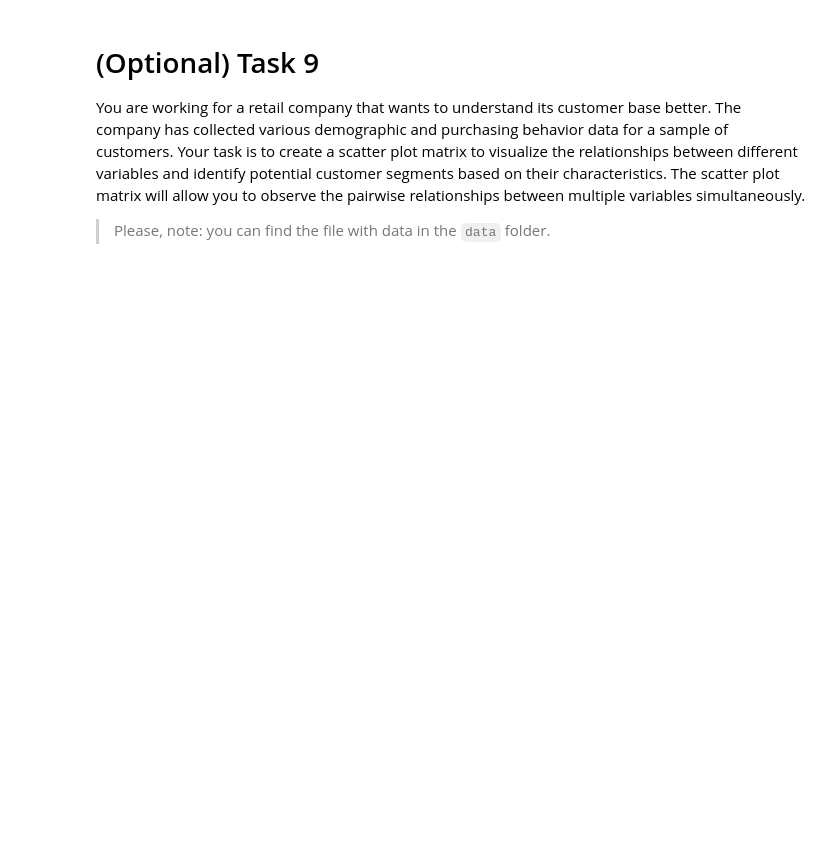
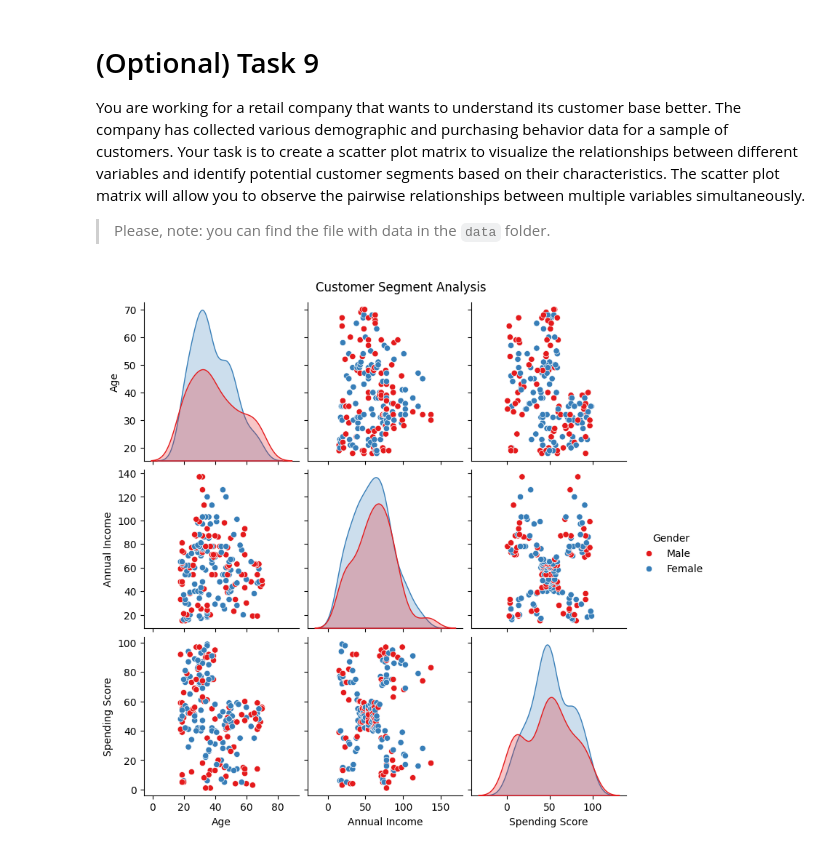
Before and after one commit to VPiliaiev/py-matplotlib, a Jupyter notebook: app/matplotlib.ipynb, the cells around one changed output. Drawn from its saved outputs; the diff is of its cells as text; code cells hidden in the pictures; blank space fills up the shorter version.

```diff
--- a/app/matplotlib.ipynb
+++ b/app/matplotlib.ipynb
@@ -207,0 +217,8 @@ You are working for a retail company that wants to understand its customer base
+# %%
+df = pd.read_csv("../data/customer_data.csv")
+df_analysis = df.drop('CustomerID', axis=1)
+sns.pairplot(df_analysis, hue='Gender', palette='Set1', diag_kind='kde')
+plt.suptitle("Customer Segment Analysis", y=1.02)
+plt.show()
+# %% [output]
+[figure, added]
```
Also changed, not shown: parts of 5 cells of this notebook.
